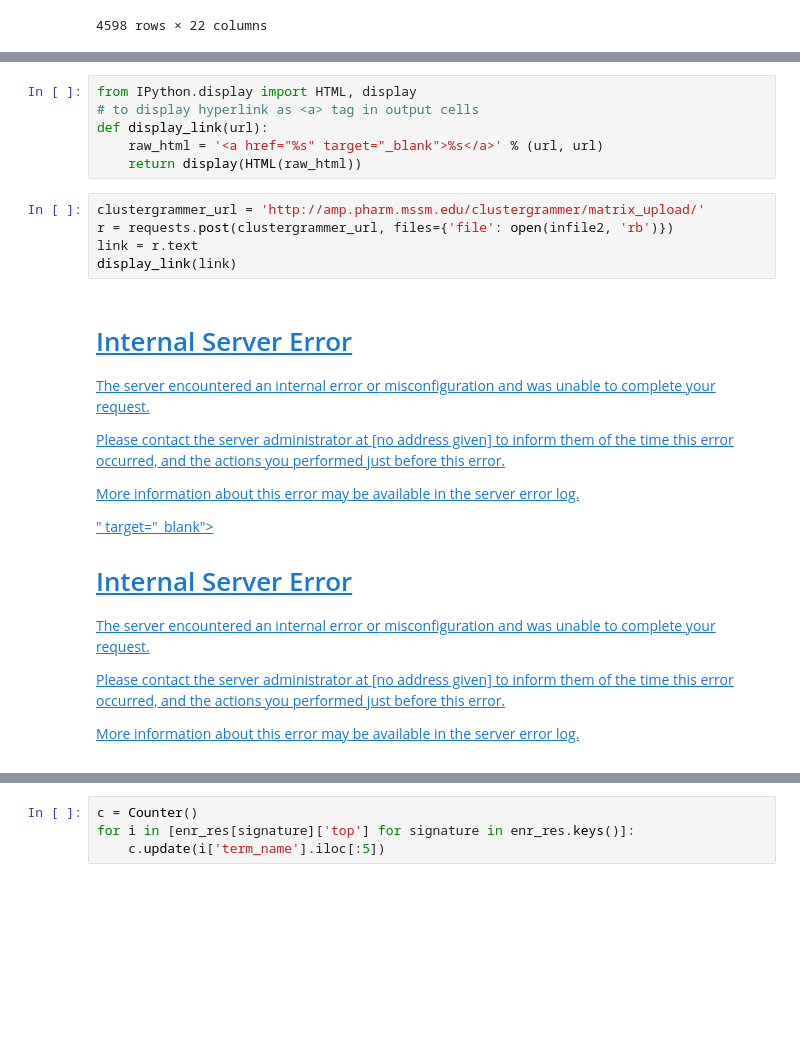
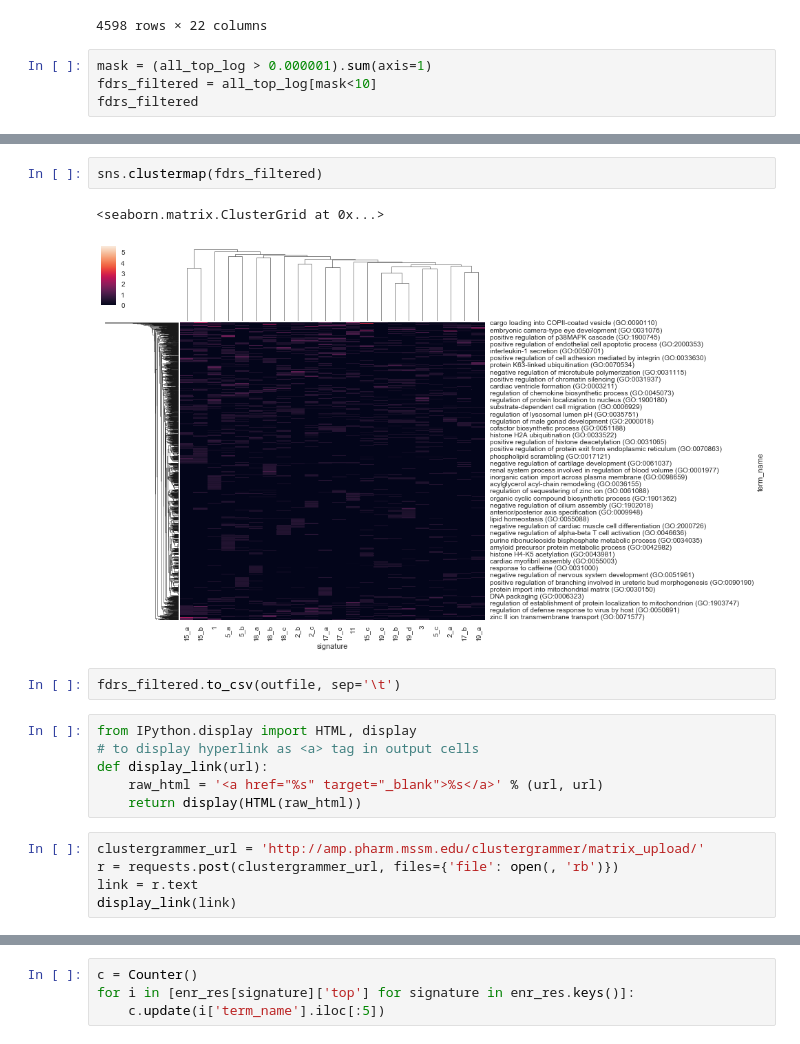
Before and after one commit to MaayanLab/human-melanoma-signature, a Jupyter notebook: pipeline/notebooks/Development.ipynb, the cells around one changed output, grey strips where cells are left out. Saved outputs shown, nothing was run; the diff lists cells and outputs as text; blank space fills up the shorter version.

```diff
--- a/pipeline/notebooks/Development.ipynb
+++ b/pipeline/notebooks/Development.ipynb
@@ -99,3 +101,7 @@ all_top_log
 | zinc ion homeostasis (GO:0055069) | -0.000000 | 0.329492 | -0.000000 | -0.000000 | -0.000000 | -0.000000 | 0.640261 | -0.000000 | 0.465747 | 1.071572 | ... | ... |
 | zymogen activation (GO:0031638) | 0.306537 | 0.299118 | 0.319162 | -0.000000 | -0.000000 | 0.598065 | 0.307850 | 1.672847 | 0.287810 | -0.000000 | ... | ... |
 4598 rows × 22 columns
+# %%
+mask = (all_top_log > 0.000001).sum(axis=1)
+fdrs_filtered = all_top_log[mask<10]
+fdrs_filtered
@@ -102,3 +139,10 @@ all_top_log
+# %%
+sns.clustermap(fdrs_filtered)
+# %% [output]
+<seaborn.matrix.ClusterGrid at 0x...>
+[figure, added]
+# %%
+fdrs_filtered.to_csv(outfile, sep='\t')
 # %%
 from IPython.display import HTML, display
 # to display hyperlink as <a> tag in output cells
@@ -107,16 +151,6 @@ def display_link(url):
     return display(HTML(raw_html))
 # %%
 clustergrammer_url = 'http://amp.pharm.mssm.edu/clustergrammer/matrix_upload/'
-r = requests.post(clustergrammer_url, files={'file': open(infile2, 'rb')})
+r = requests.post(clustergrammer_url, files={'file': open(, 'rb')})
 link = r.text
 display_link(link)
-# %% [output]
-Internal Server Error
-The server encountered an internal error or misconfiguration and was unable to complete your request.
-Please contact the server administrator at [no address given] to inform them of the time this error occurred, and the actions you performed just before this error.
-More information about this error may be available in the server error log.
-" target="_blank">
-Internal Server Error
-The server encountered an internal error or misconfiguration and was unable to complete your request.
-Please contact the server administrator at [no address given] to inform them of the time this error occurred, and the actions you performed just before this error.
-More information about this error may be available in the server error log.
```
Also changed, not shown: parts of 11 cells of this notebook, 1 other file.
